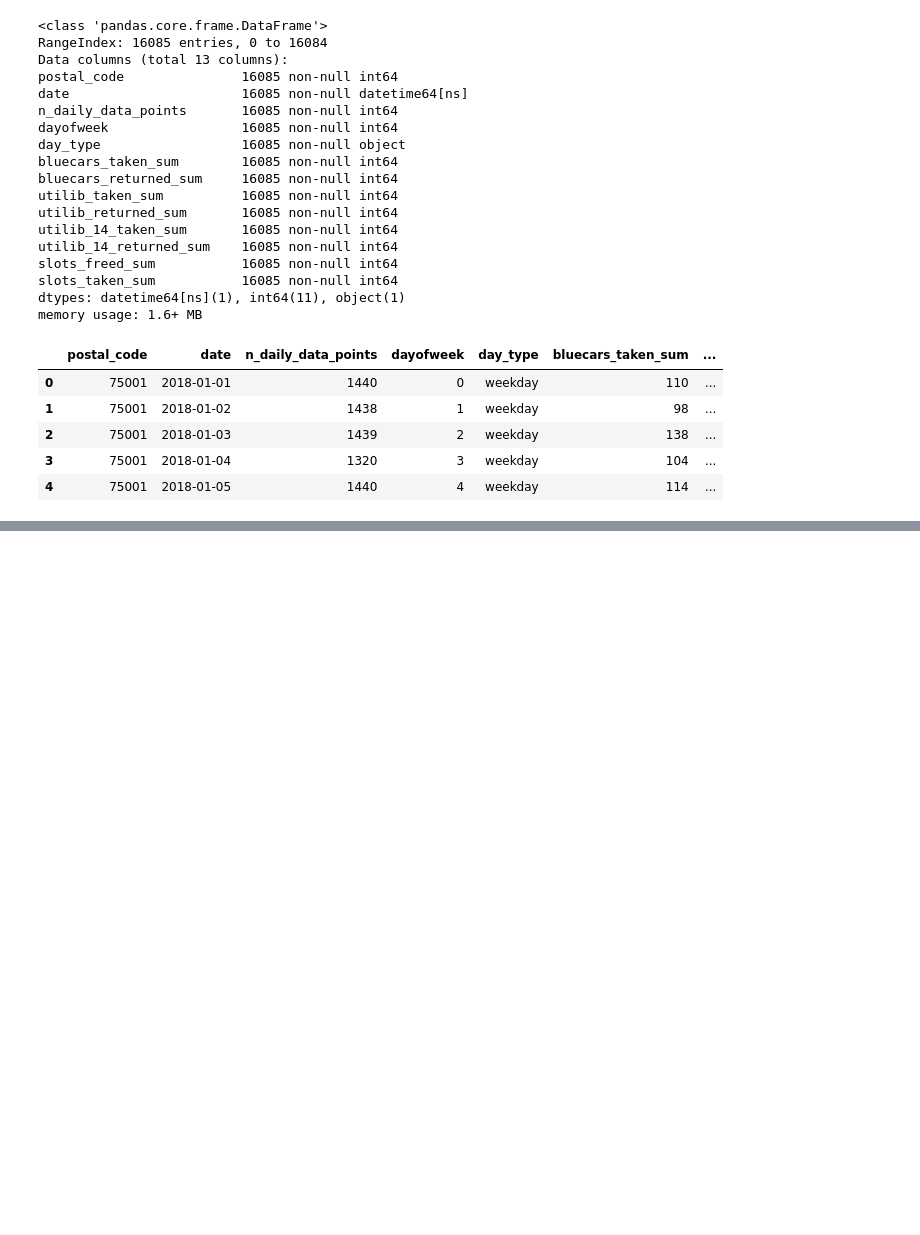
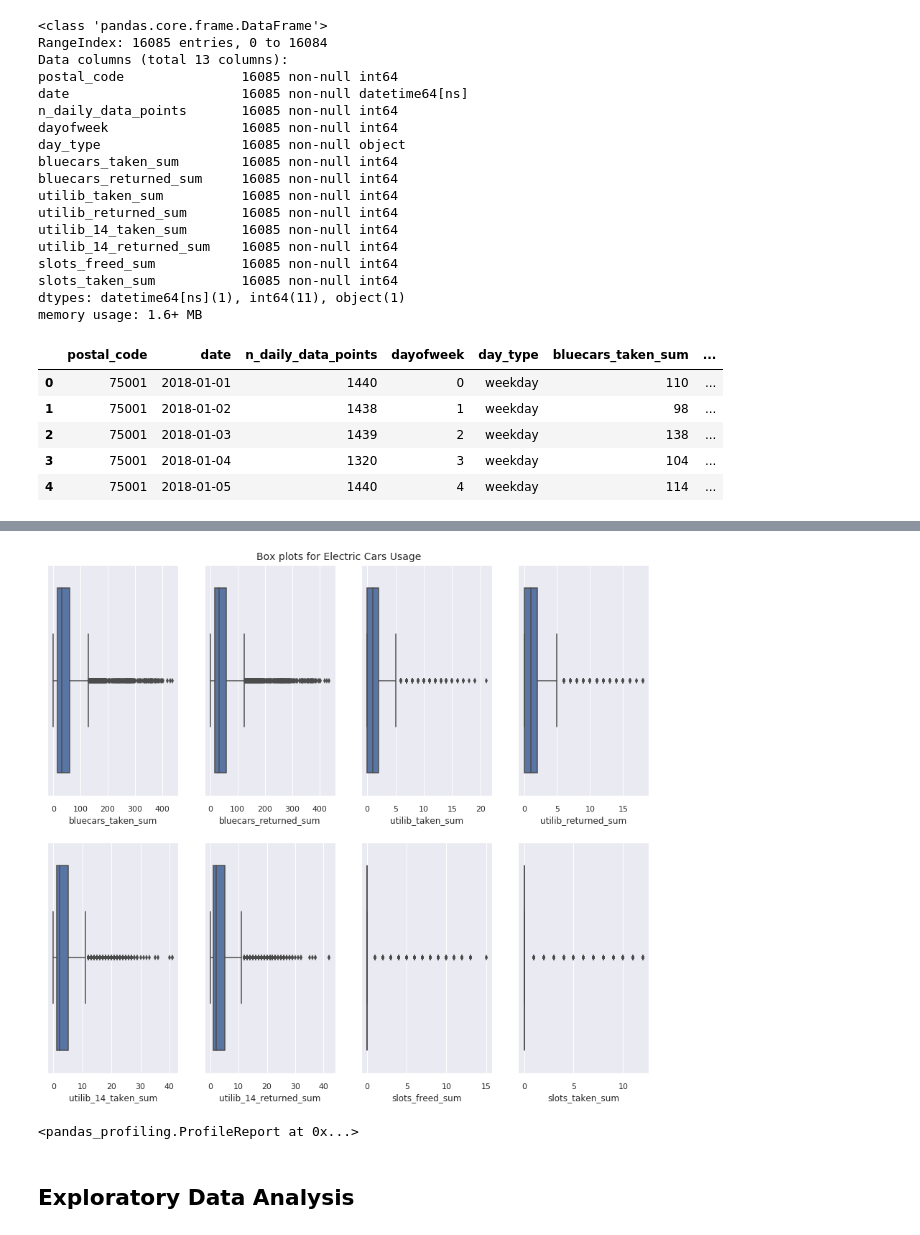
Before and after one commit to booorayan/BluecarsAuto, a Jupyter notebook: Autolib_projecte.ipynb, the cells around one changed output, grey strips where cells are left out. Cells and saved outputs as stored; diff of their text form; code cells hidden in the pictures; blank space fills up the shorter version.

```diff
--- a/Autolib_projecte.ipynb
+++ b/Autolib_projecte.ipynb
@@ -205,0 +259,11 @@ for ax, column in zip(axx.flatten(), autoel.columns[5:]):
+# %%
+# removing outliers from the dataframe using IQR method
+
+for column in autoel.columns[5:]:
+  Q1 = autob[column].quantile(0.25)
+  Q3 = autob[column].quantile(0.75)
+
+  IQR = Q3 - Q1
+
+aut = autob[~((autoel[column] < Q1 - 1.5*IQR) | (autoel[column] > Q3 + 1.5*IQR))]
+aut.tail(10)
@@ -205,0 +282,8 @@ for ax, column in zip(axx.flatten(), autoel.columns[5:]):
+# %%
+bx, axx = plt.subplots(2,4, figsize=(15,13))
+bx.suptitle('Box plots for Electric Cars Usage', fontsize=14, y=0.9)
+
+for ax, column in zip(axx.flatten(), aut.columns[3:]):
+  sns.boxplot(aut[column], ax=ax)
+# %% [output]
+[figure, added]
@@ -205,0 +294,7 @@ for ax, column in zip(axx.flatten(), autoel.columns[5:]):
+# %%
+# using pandas profiling to get a summarized report of the dataset
+pp.ProfileReport(autob)
+# %% [output]
+<pandas_profiling.ProfileReport at 0x...>
+# %% [markdown]
+## Exploratory Data Analysis
```
Also changed, not shown: parts of 19 cells of this notebook.
